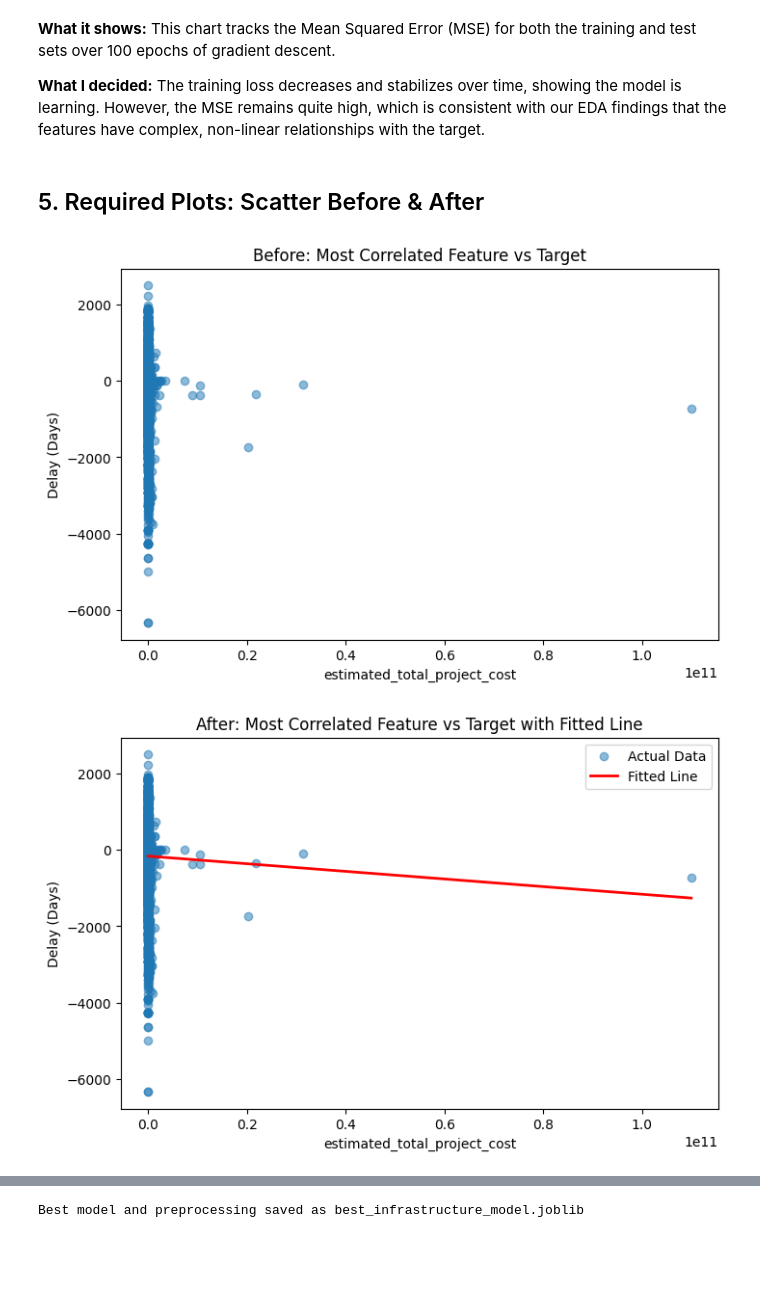
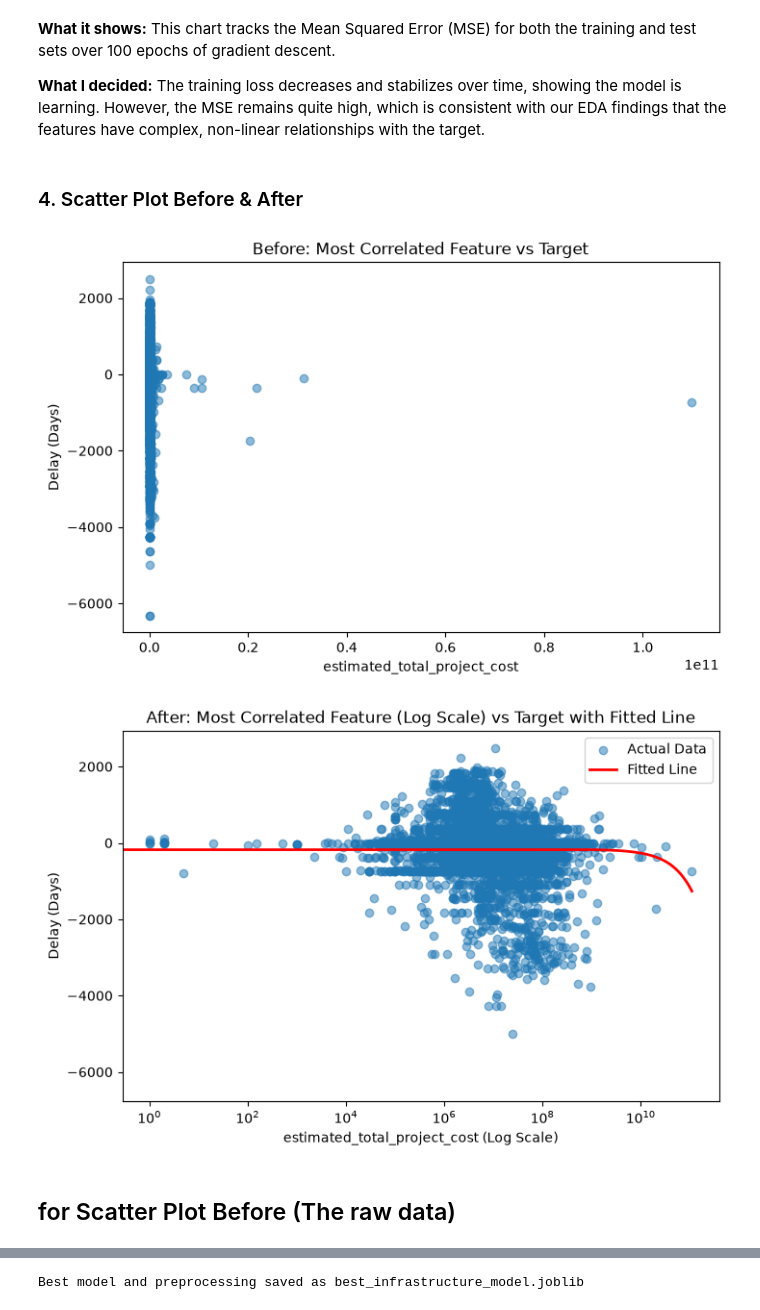
Before and after one commit to Angebright/linear_regression_model, a Jupyter notebook: summative/linear_regression/multivariate.ipynb, the cells around one changed output, grey strips where cells are left out. Cells and saved outputs as stored; diff of their text form; code cells hidden in the pictures; blank space fills up the shorter version.

```diff
--- a/summative/linear_regression/multivariate.ipynb
+++ b/summative/linear_regression/multivariate.ipynb
@@ -283,36 +191,38 @@ plt.show()
 
 **What I decided:** The training loss decreases and stabilizes over time, showing the model is learning. However, the MSE remains quite high, which is consistent with our EDA findings that the features have complex, non-linear relationships with the target.
 # %% [markdown]
-## 5. Required Plots: Scatter Before & After
+### 4. Scatter Plot Before & After
 # %%
 # Scatter Before
 plt.figure(figsize=(8, 5))
 plt.scatter(df[best_feature], df['delay_days'], alpha=0.5)
 plt.title('Before: Most Correlated Feature vs Target')
 plt.xlabel(best_feature)
 plt.ylabel('Delay (Days)')
 plt.show()
 
 # Fit one-feature linear regression
 single_feature_lr = LinearRegression()
-# Reshape the feature for sklearn
 X_single = df[[best_feature]]
 y_single = df['delay_days']
 single_feature_lr.fit(X_single, y_single)
 
-# Generate line for the plot
-x_range = np.linspace(X_single.min(), X_single.max(), 100).reshape(-1, 1)
+# Generate line
+x_range = np.linspace(X_single.min().iloc[0], X_single.max().iloc[0], 100).reshape(-1, 1)
 y_line = single_feature_lr.predict(x_range)
 
 # Scatter After
 plt.figure(figsize=(8, 5))
 plt.scatter(X_single, y_single, alpha=0.5, label='Actual Data')
 plt.plot(x_range, y_line, color='red', linewidth=2, label='Fitted Line')
-plt.title('After: Most Correlated Feature vs Target with Fitted Line')
-plt.xlabel(best_feature)
+plt.xscale('log')
+plt.title('After: Most Correlated Feature (Log Scale) vs Target with Fitted Line')
+plt.xlabel(f'{best_feature} (Log Scale)')
 plt.ylabel('Delay (Days)')
 plt.legend()
 plt.show()
 # %% [output]
-[figure, old version]
+[figure, new version]
-[figure, old version]
+[figure, new version]
+# %% [markdown]
+ ## for Scatter Plot Before (The raw data)
```
Also changed, not shown: parts of 23 cells of this notebook.
